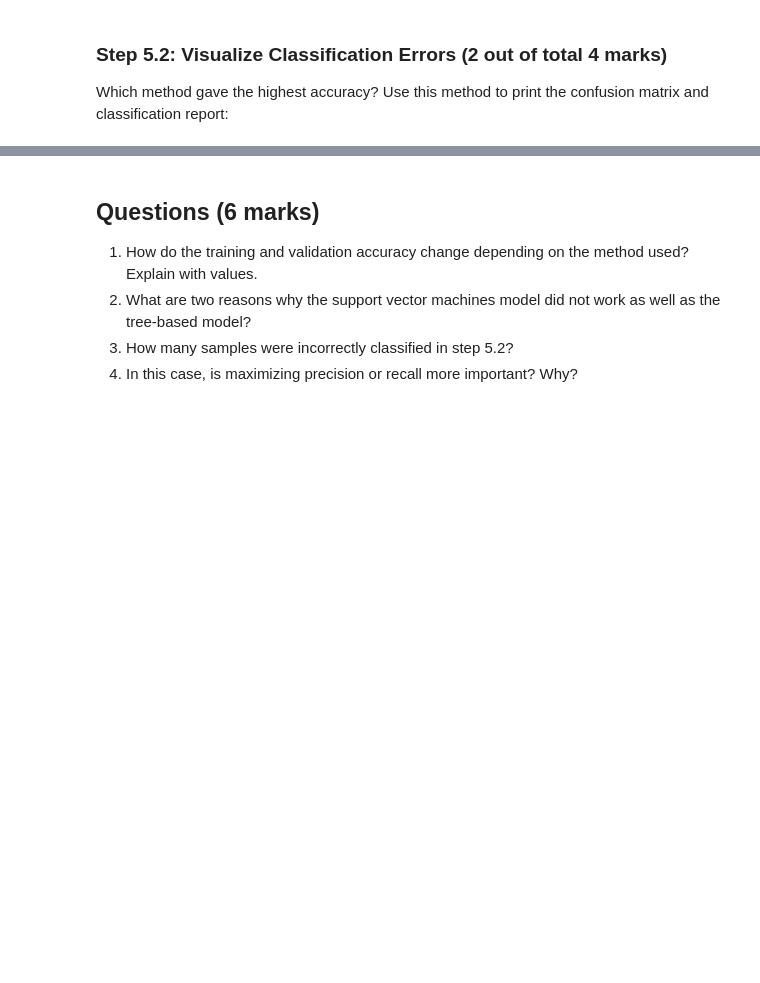
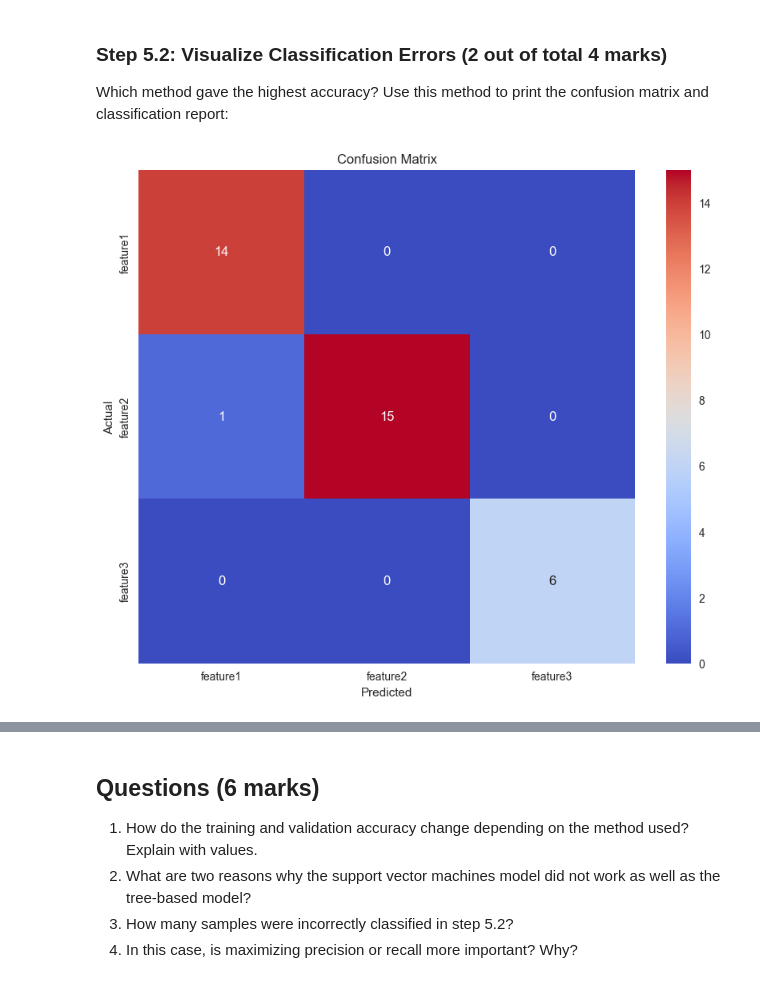
Before and after one commit to yhsben88/ENSF444Assignments, a Jupyter notebook: assignment03/ENSF444_Assignment3.ipynb, the cells around one changed output, grey strips where cells are left out. Cells and saved outputs as stored; diff of their text form; code cells hidden in the pictures; blank space fills up the shorter version.

Commit message:
feat: <Classification - step 5.2 Visualize Results: Visualize Claasification Errors> Create confusion matrix and classification report

```diff
--- a/assignment03/ENSF444_Assignment3.ipynb
+++ b/assignment03/ENSF444_Assignment3.ipynb
@@ -394,5 +394,6 @@ results
 Which method gave the highest accuracy? Use this method to print the confusion matrix and classification report:
 # %%
 # TO DO: Implement best model
+best_model = DTC_model
 # %%
 # TO DO: Print confusion matrix using a heatmap
@@ -399,2 +405,19 @@ Which method gave the highest accuracy? Use this method to print the confusion m
+# %%
+# Make prediction
+y_pred = best_model.predict(X_test)
+# %%
+# Create confusion matrix
+conf_matrix = confusion_matrix(y_test, y_pred)
+# %%
+# Plot confusion matrix
+features = ["feature1", "feature2", "feature3"]
+fig, ax = plt.subplots(figsize = (10, 8))
+sns.heatmap(conf_matrix, annot = True, cmap = "coolwarm", xticklabels = features, yticklabels = features)
+plt.xlabel("Predicted")
+plt.ylabel("Actual")
+plt.title("Confusion Matrix")
+plt.show()
+# %% [output]
+[figure, added]
 # %%
 # TO DO: Print classification report
```
Also changed, not shown: parts of 3 cells of this notebook.
